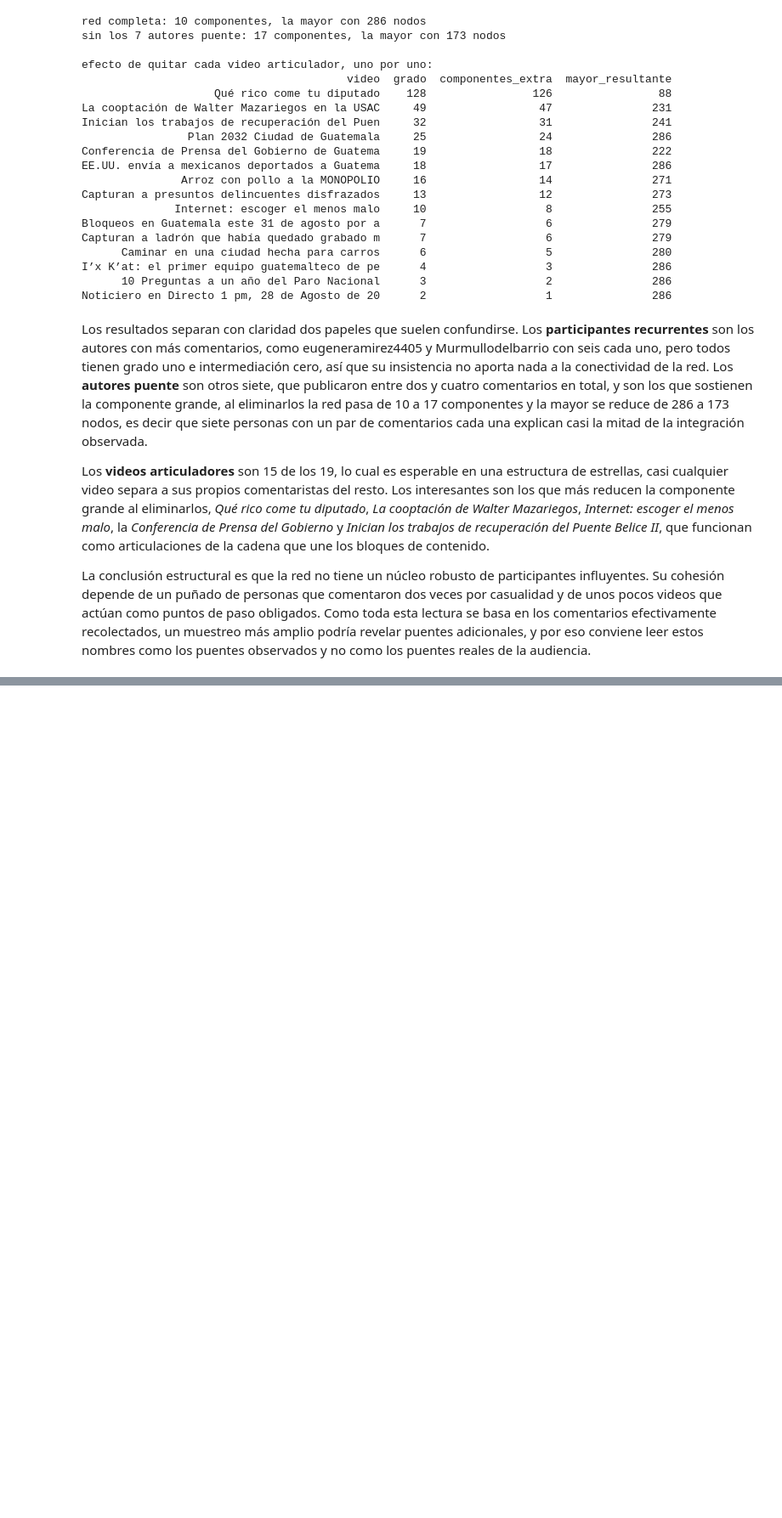
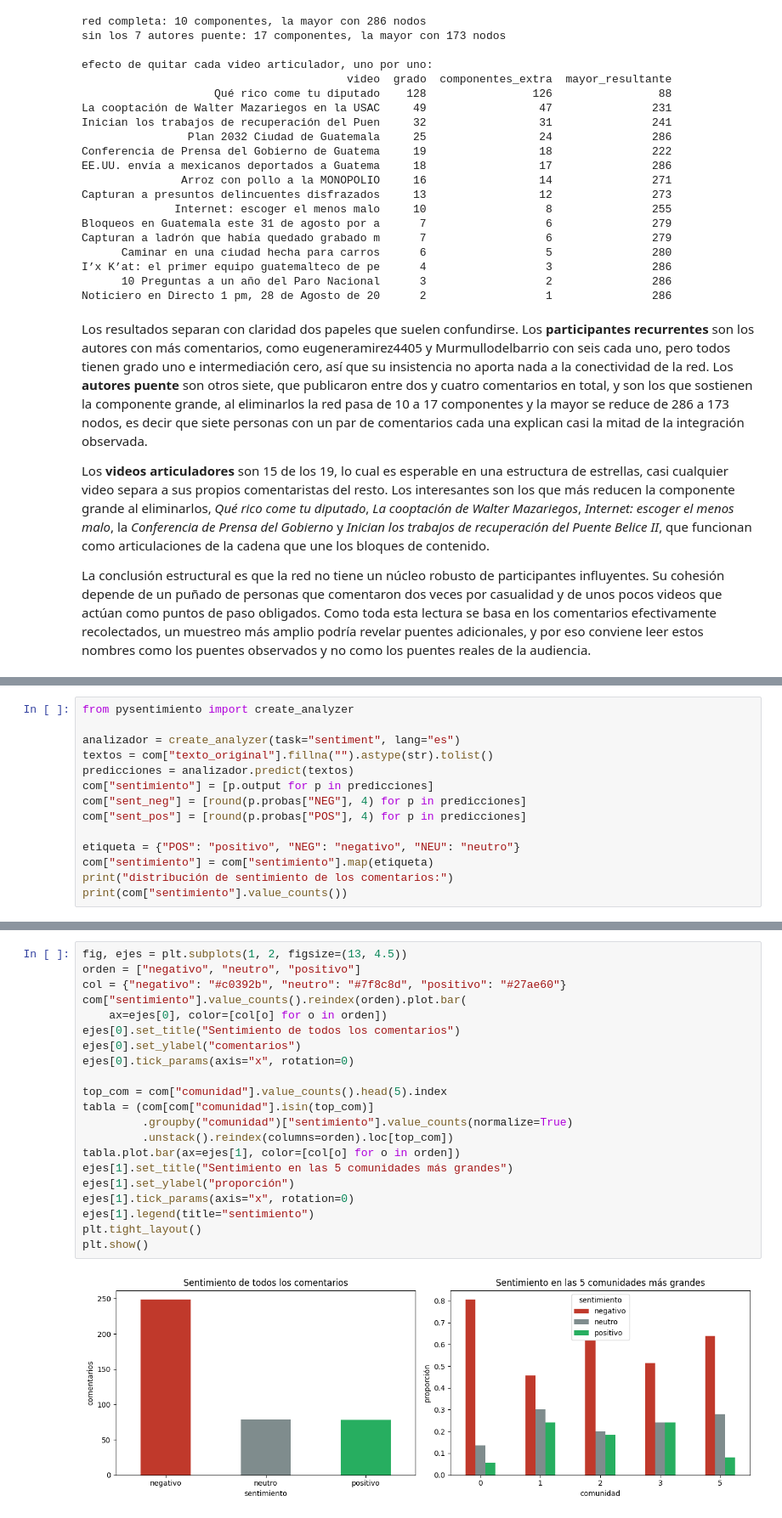
Before and after one commit to Fercho1118/Lab6_DS, a Jupyter notebook: notebooks/lab6.ipynb, the cells around one changed output, grey strips where cells are left out. Shown at 85% size. Cells and saved outputs as stored; diff of their text form; blank space fills up the shorter version.

Commit message:
Ejercicio 9: análisis de sentimiento en español de los comentarios por video y comunidad

```diff
--- a/notebooks/lab6.ipynb
+++ b/notebooks/lab6.ipynb
@@ -2106,0 +2122,14 @@ observados y no como los puentes reales de la audiencia.
+# %%
+from pysentimiento import create_analyzer
+
+analizador = create_analyzer(task="sentiment", lang="es")
+textos = com["texto_original"].fillna("").astype(str).tolist()
+predicciones = analizador.predict(textos)
+com["sentimiento"] = [p.output for p in predicciones]
+com["sent_neg"] = [round(p.probas["NEG"], 4) for p in predicciones]
+com["sent_pos"] = [round(p.probas["POS"], 4) for p in predicciones]
+
+etiqueta = {"POS": "positivo", "NEG": "negativo", "NEU": "neutro"}
+com["sentimiento"] = com["sentimiento"].map(etiqueta)
+print("distribución de sentimiento de los comentarios:")
+print(com["sentimiento"].value_counts())
@@ -2106,0 +2144,23 @@ observados y no como los puentes reales de la audiencia.
+# %%
+fig, ejes = plt.subplots(1, 2, figsize=(13, 4.5))
+orden = ["negativo", "neutro", "positivo"]
+col = {"negativo": "#c0392b", "neutro": "#7f8c8d", "positivo": "#27ae60"}
+com["sentimiento"].value_counts().reindex(orden).plot.bar(
+    ax=ejes[0], color=[col[o] for o in orden])
+ejes[0].set_title("Sentimiento de todos los comentarios")
+ejes[0].set_ylabel("comentarios")
+ejes[0].tick_params(axis="x", rotation=0)
+
+top_com = com["comunidad"].value_counts().head(5).index
+tabla = (com[com["comunidad"].isin(top_com)]
+         .groupby("comunidad")["sentimiento"].value_counts(normalize=True)
+         .unstack().reindex(columns=orden).loc[top_com])
+tabla.plot.bar(ax=ejes[1], color=[col[o] for o in orden])
+ejes[1].set_title("Sentimiento en las 5 comunidades más grandes")
+ejes[1].set_ylabel("proporción")
+ejes[1].tick_params(axis="x", rotation=0)
+ejes[1].legend(title="sentimiento")
+plt.tight_layout()
+plt.show()
+# %% [output]
+[figure, added]
```
Also changed, not shown: parts of 5 cells of this notebook.
